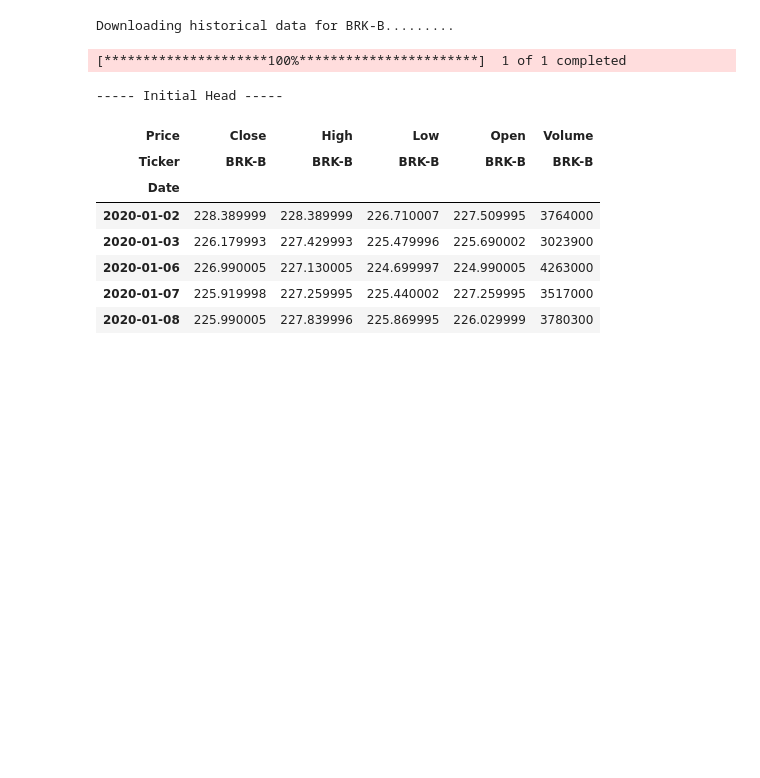
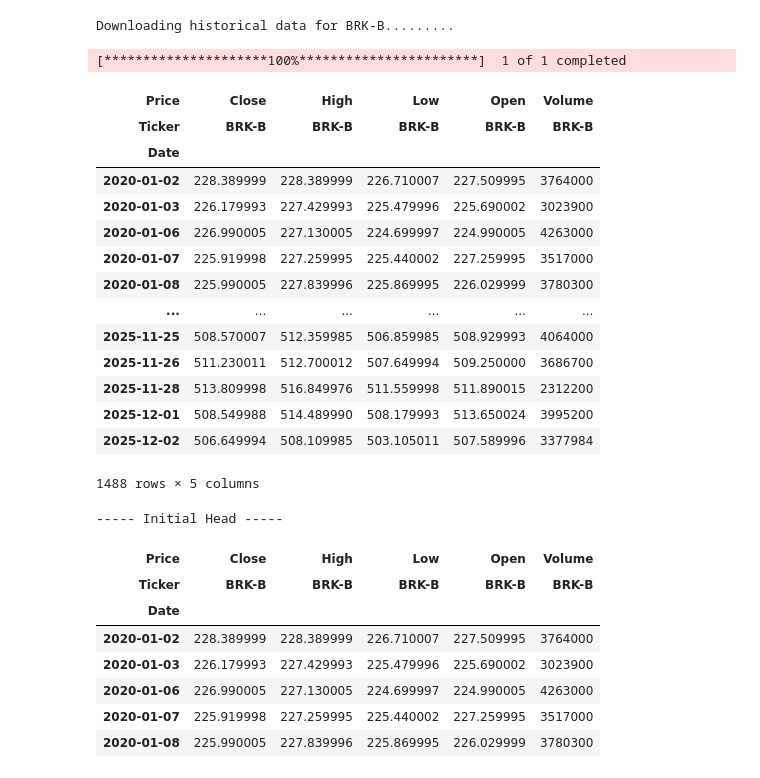
Before and after one commit to charlesakinnurun/berkshire-hathaway-stock, a Jupyter notebook: model.ipynb, the cells around one changed output. Saved outputs shown, nothing was run; the diff lists cells and outputs as text; code cells hidden in the pictures; blank space fills up the shorter version.

```diff
--- a/model.ipynb
+++ b/model.ipynb
@@ -36,6 +36,24 @@ if df.empty:
     print("Error: DataFrame is empty. Check ticker or date range")
 # %%
 #df.reset_index(inplace=True)
+# %%
+df
+# %% [output]
+| Price | Close | High | Low | Open | Volume |
+| Ticker | BRK-B | BRK-B | BRK-B | BRK-B | BRK-B |
+| Date |  |  |  |  |  |
+| 2020-01-02 | 228.389999 | 228.389999 | 226.710007 | 227.509995 | 3764000 |
+| 2020-01-03 | 226.179993 | 227.429993 | 225.479996 | 225.690002 | 3023900 |
+| 2020-01-06 | 226.990005 | 227.130005 | 224.699997 | 224.990005 | 4263000 |
+| 2020-01-07 | 225.919998 | 227.259995 | 225.440002 | 227.259995 | 3517000 |
+| 2020-01-08 | 225.990005 | 227.839996 | 225.869995 | 226.029999 | 3780300 |
+| ... | ... | ... | ... | ... | ... |
+| 2025-11-25 | 508.570007 | 512.359985 | 506.859985 | 508.929993 | 4064000 |
+| 2025-11-26 | 511.230011 | 512.700012 | 507.649994 | 509.250000 | 3686700 |
+| 2025-11-28 | 513.809998 | 516.849976 | 511.559998 | 511.890015 | 2312200 |
+| 2025-12-01 | 508.549988 | 514.489990 | 508.179993 | 513.650024 | 3995200 |
+| 2025-12-02 | 506.649994 | 508.109985 | 503.105011 | 507.589996 | 3377984 |
+1488 rows × 5 columns
 # %%
 # Display the first few rows of the data
 print("----- Initial Head -----")
```
